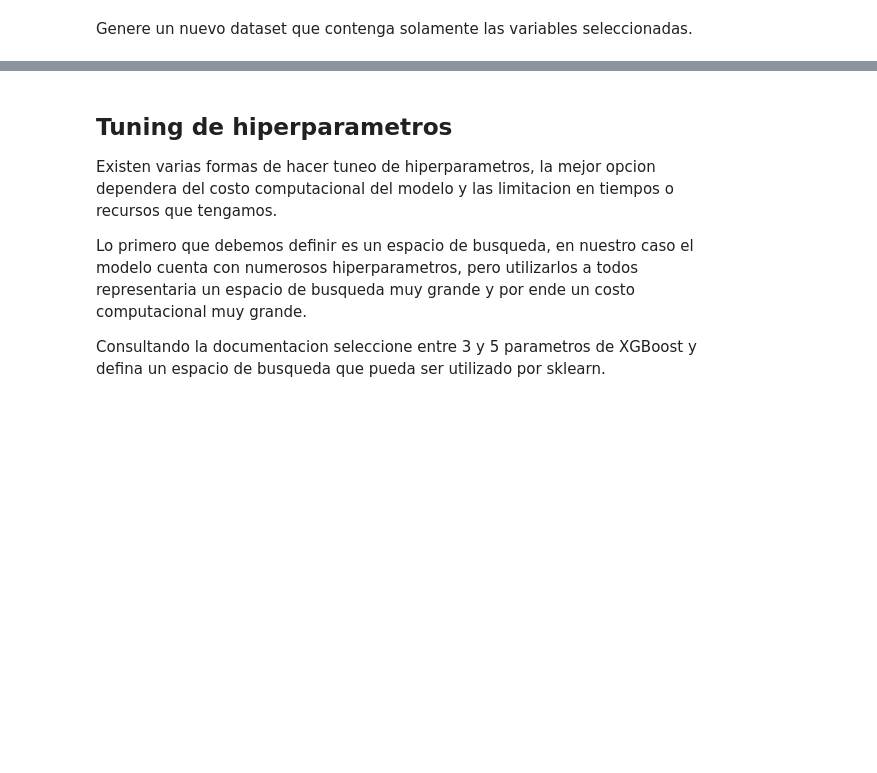
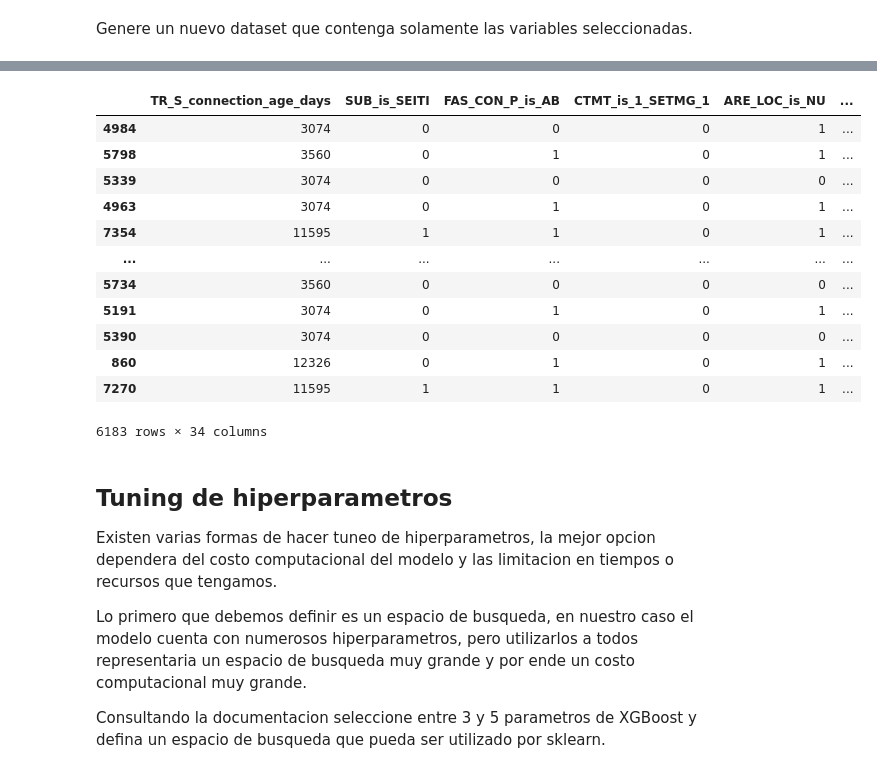
Before and after one commit to georeference-ML-mentoria/AprendizajeAutomatico-, a Jupyter notebook: 4_1_TPractico_Aprendizaje_Supervisado_y_No_Supervisado.ipynb, the cells around one changed output, grey strips where cells are left out. Saved outputs shown, nothing was run; the diff lists cells and outputs as text; code cells hidden in the pictures; blank space fills up the shorter version.

```diff
--- a/4_1_TPractico_Aprendizaje_Supervisado_y_No_Supervisado.ipynb
+++ b/4_1_TPractico_Aprendizaje_Supervisado_y_No_Supervisado.ipynb
@@ -45,2 +306,5 @@ A partir del punto anterior calcule el error para diferentes cantidades de varia
 # %% [markdown]
 Genere un nuevo dataset que contenga solamente las variables seleccionadas.
+# %%
+selected_col_names = most_important_col_names[:34]
+selected_col_names
@@ -47,3 +323,21 @@ Genere un nuevo dataset que contenga solamente las variables seleccionadas.
+# %%
+X_train = X_train[selected_col_names]
+X_valid = X_valid[selected_col_names]
+X_train
+# %% [output]
+|  | TR_S_connection_age_days | SUB_is_SEITI | FAS_CON_P_is_AB | CTMT_is_1_SETMG_1 | ARE_LOC_is_NU | ... |
+| 4984 | 3074 | 0 | 0 | 0 | 1 | ... |
+| 5798 | 3560 | 0 | 1 | 0 | 1 | ... |
+| 5339 | 3074 | 0 | 0 | 0 | 0 | ... |
+| 4963 | 3074 | 0 | 1 | 0 | 1 | ... |
+| 7354 | 11595 | 1 | 1 | 0 | 1 | ... |
+| ... | ... | ... | ... | ... | ... | ... |
+| 5734 | 3560 | 0 | 0 | 0 | 0 | ... |
+| 5191 | 3074 | 0 | 1 | 0 | 1 | ... |
+| 5390 | 3074 | 0 | 0 | 0 | 0 | ... |
+| 860 | 12326 | 0 | 1 | 0 | 1 | ... |
+| 7270 | 11595 | 1 | 1 | 0 | 1 | ... |
+6183 rows × 34 columns
 # %% [markdown]
 ## Tuning de hiperparametros
 
```
Also changed, not shown: parts of 10 cells of this notebook.
